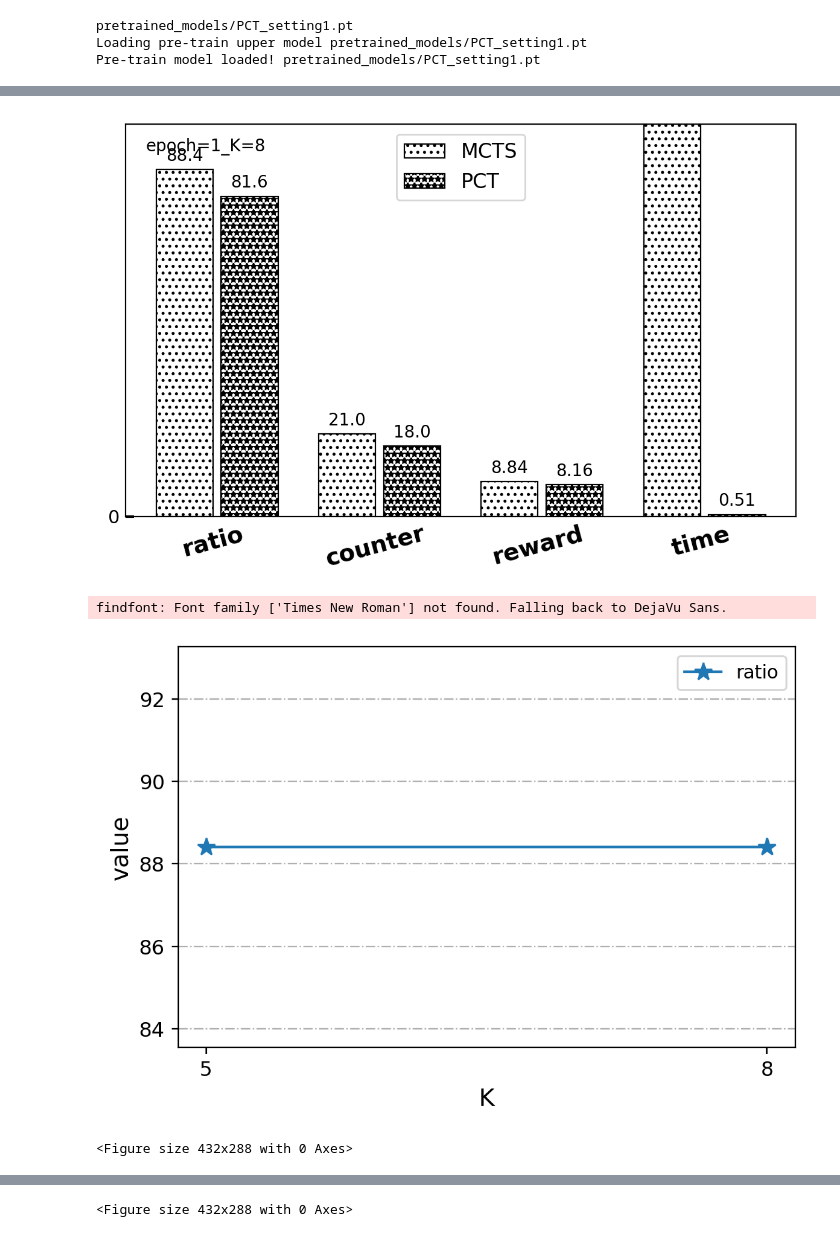
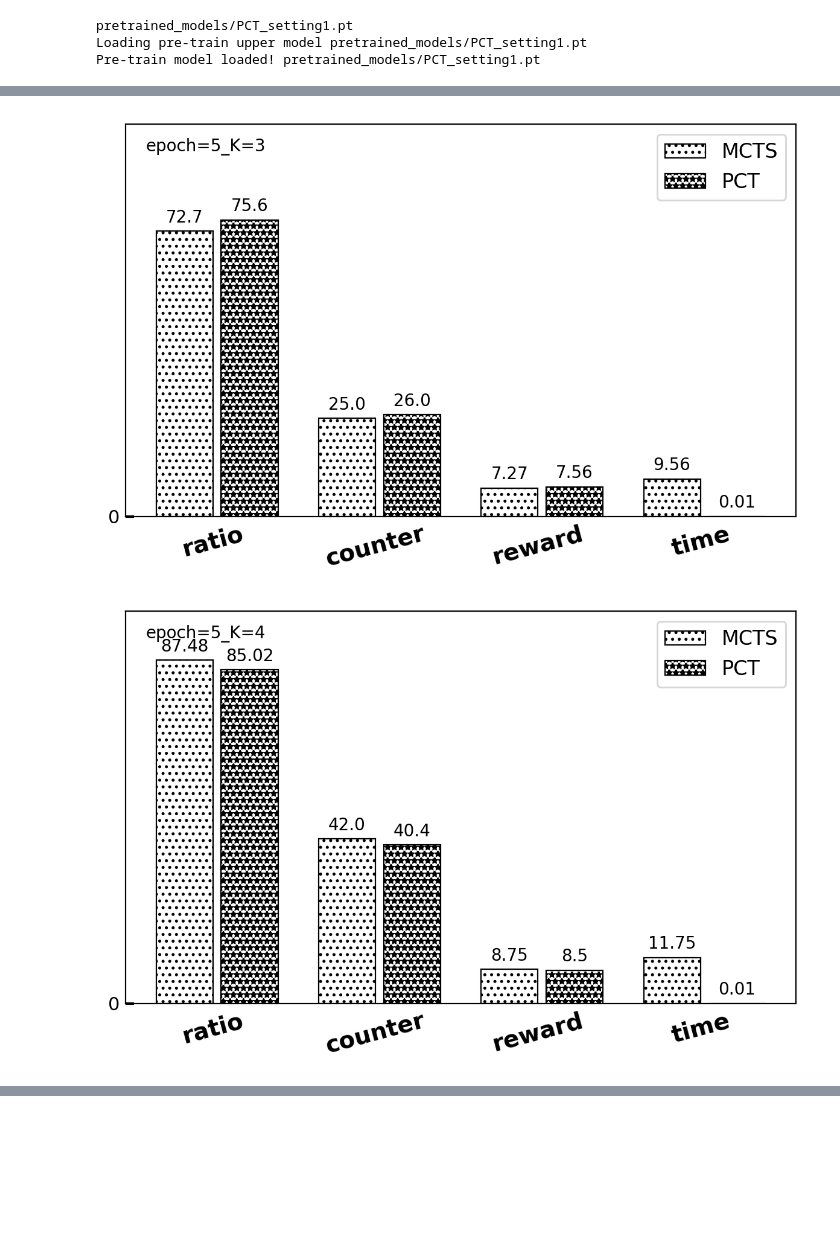
Before and after one commit to lingbai-kong/Online-3D-BPP-PCT, a Jupyter notebook: experiment.ipynb, the cells around one changed output, grey strips where cells are left out. Drawn from its saved outputs; the diff is of its cells as text; code cells hidden in the pictures; blank space fills up the shorter version.

```diff
--- a/experiment.ipynb
+++ b/experiment.ipynb
@@ -146,15 +144,15 @@ def compare_test(env, obser, args_list, K, times=5):
         result[key] = np.array(value)
     return result
 # %%
-args_list = [100, None, -1]
+args_list = [400, None, -1]
 # args_list.append([1,0,0])
 # args_list.append([400, 1, -1])
 # args_list.append([400, None, -1])
 # args_list.append([100, None, -1])
 
-epoch = 10
+epoch = 5
 results = {}
 obser = env.reset()
-for K in range(2,9):
-    results[f'epoch={epoch}_K={K}'] = compare_test(env, obser, args_list, K, epoch)
+for K in range(2,8):
+    results[f'epoch={epoch}_K={K}'] = compare_test(copy.deepcopy(env), copy.deepcopy(obser), args_list, K, epoch)
 # %% [output]
@@ -179,11 +177,14 @@ children node number: 36
 def draw_img(result, msg, t):
     labels = ['ratio', 'counter', 'reward', 'time']
     means_mcts = result['MCTS'].mean(axis=-2)
+    means_mcts[3]/=means_mcts[1]
     means_mcts[0]=float("%.2f" % (100 * means_mcts[0]))
     means_mcts[1]=float("%.2f" % (means_mcts[1]))
     means_mcts[2]=float("%.2f" % (means_mcts[2]))
     means_mcts[3]=float("%.2f" % (means_mcts[3]))
+
     means_pct = result['PCT'].mean(axis=-2)
+    means_pct[3]/=means_pct[1]
     means_pct[0]=float("%.2f" % (100 * means_pct[0]))
     means_pct[1]=float("%.2f" % (means_pct[1]))
     means_pct[2]=float("%.2f" % (means_pct[2]))
@@ -235,9 +236,9 @@ def draw_img_line(results,t):
     for (msg,result) in results.items():
         x.append(msg[-1])
         ratio.append(float("%.2f" % (100 * result['MCTS'].mean(axis=-2)[0])))
-        time.append(float("%.2f" % (result['MCTS'].mean(axis=-2)[3])))
+        time.append(float("%.2f" % (result['MCTS'].mean(axis=-2)[3]/result['MCTS'].mean(axis=-2)[1])))
 
-    fig,ax=plt.subplots(figsize=(6,4), dpi=200)
+    fig,ax=plt.subplots(1,1,figsize=(6,4), dpi=200)
     #画图
     ax.plot(x,ratio, label='ratio', linestyle='-', marker='*',  markersize='10')
     #设置坐标轴
@@ -253,8 +254,8 @@ def draw_img_line(results,t):
     #添加图例
     legend = ax.legend(loc='best')
 
+    plt.savefig("img/"+ t + '-' + 'ratio' +".jpg")
     plt.show()
-    plt.savefig("img/"+ t + '-' + 'ratio' +".jpg")
 
     fig,ax=plt.subplots(figsize=(6,4), dpi=200)
     #画图
@@ -272,8 +273,8 @@ def draw_img_line(results,t):
     #添加图例
     legend = ax.legend(loc='best')
 
+    plt.savefig("img/"+ t + '-' + 'time' +".jpg")
     plt.show()
-    plt.savefig("img/"+ t + '-' + 'time' +".jpg")
 # %%
 t = time.strftime('%Y.%m.%d-%H-%M-%S', time.localtime(time.time()))
 for (msg,result) in results.items():
@@ -291,7 +292,7 @@ for (msg,result) in results.items():
         print("avg_time_per_item", meanv[-1]/meanv[1])
         # print(value.var(axis=-2))
         print('//////////////////////////////////////////////////')
-    draw_img(result, msg, t)
+    draw_img(copy.deepcopy(result), msg, t)
     print('**************************************************')
-draw_img_line(results, t)
+draw_img_line(copy.deepcopy(results), t)
 # %% [output]
@@ -320,4 +317,2 @@ avg_time_per_item 0.02844625049167209
-[figure, old version]
+[figure, new version]
-findfont: Font family ['Times New Roman'] not found. Falling back to DejaVu Sans.
-[figure, old version]
+[figure, new version]
-<Figure size 432x288 with 0 Axes>
@@ -325 +319,0 @@ findfont: Font family ['Times New Roman'] not found. Falling back to DejaVu Sans
-<Figure size 432x288 with 0 Axes>
```
Also changed, not shown: parts of 4 cells of this notebook, 52 other files.
